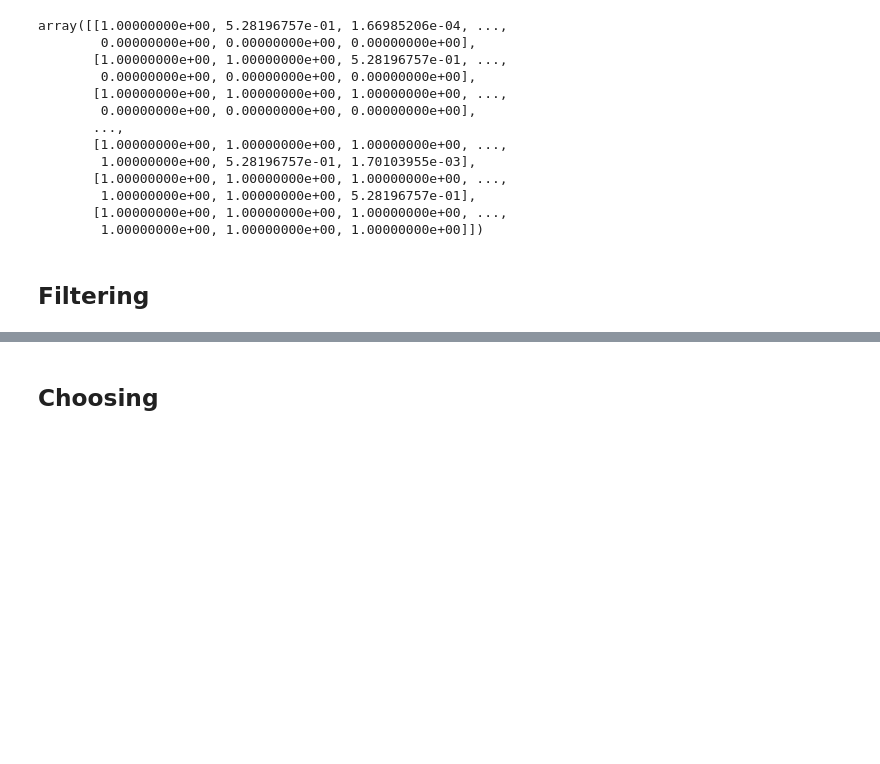
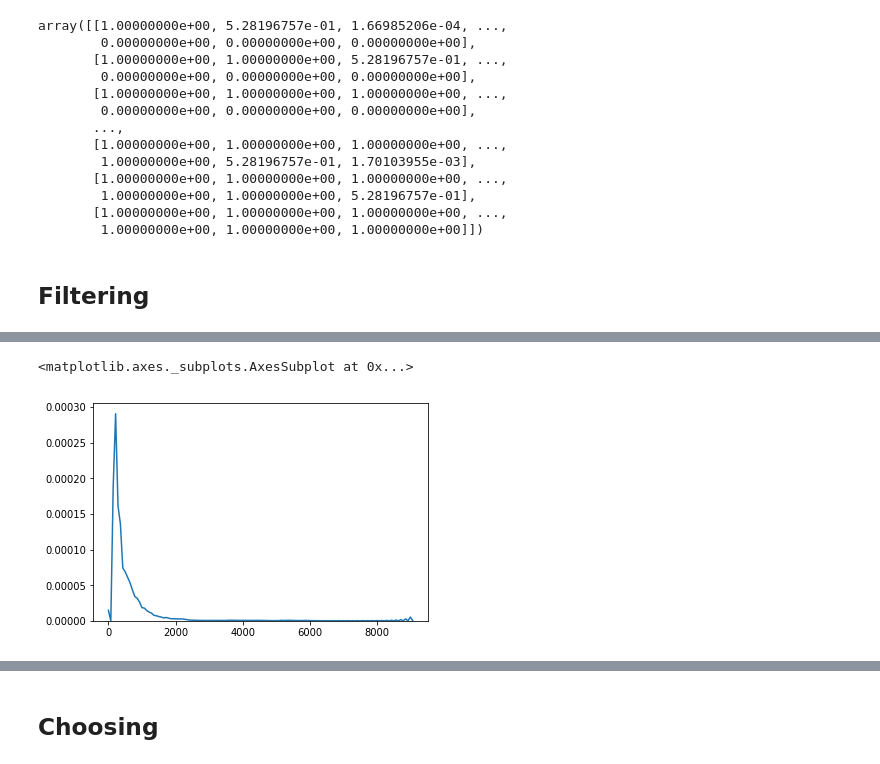
Before and after one commit to phageghost/PEAS, a Jupyter notebook: demo_2d_hic.ipynb, the cells around one changed output, grey strips where cells are left out. Drawn from its saved outputs; the diff is of its cells as text; code cells hidden in the pictures; blank space fills up the shorter version.

```diff
--- a/test_region_stats.ipynb
+++ b/demo_2d_hic.ipynb
@@ -503,0 +507,3 @@ edge_weights = pscore_matrix
+# %%
+edge_weights = peas.compute_edge_weights(region_scores=real_means, region_pvals=pval_matrix, pval_scores=pscore_matrix, empirical_distributions=null_distributions,
+                                        min_size=3, max_size=1000, maximization_target='p_prod', edge_weight_power=1)
@@ -503,0 +518,5 @@ edge_weights = pscore_matrix
+# %%
+seaborn.kdeplot(edge_weights.flatten())
+# %% [output]
+<matplotlib.axes._subplots.AxesSubplot at 0x...>
+[figure, added]
```
Also changed, not shown: parts of 9 cells of this notebook, 5 other files.
